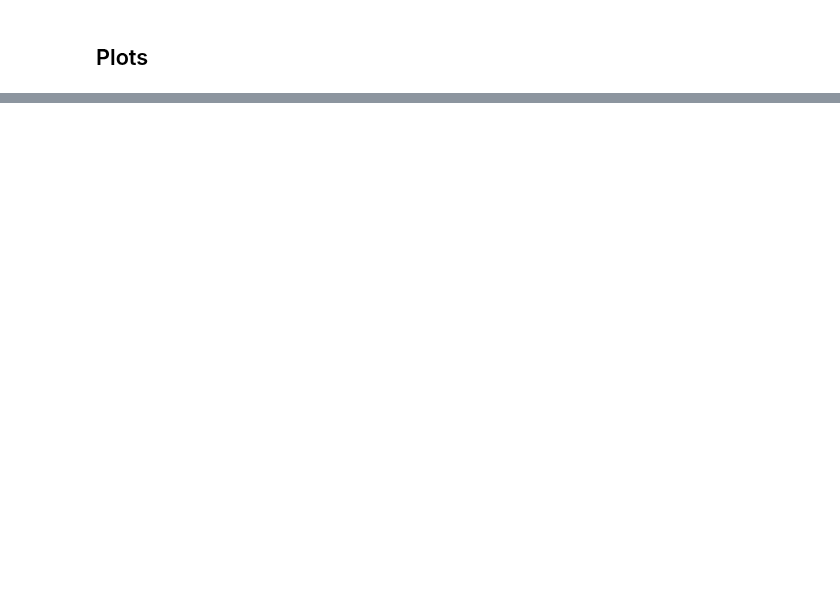
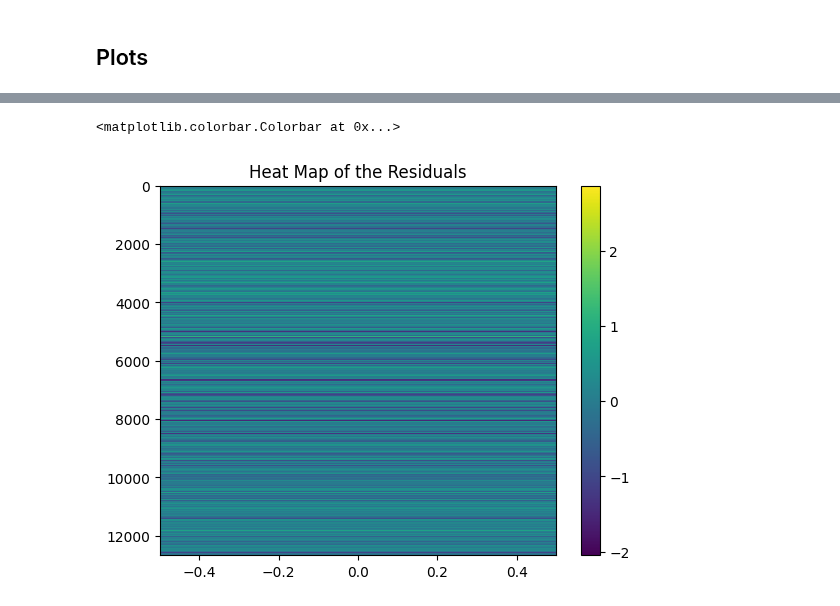
Before and after one commit to mwallace5270/hot-dust, a Jupyter notebook: evaluate.ipynb, the cells around one changed output, grey strips where cells are left out. Drawn from its saved outputs; the diff is of its cells as text; code cells hidden in the pictures; blank space fills up the shorter version.

```diff
--- a/evaluate.ipynb
+++ b/evaluate.ipynb
@@ -108,0 +130,14 @@ Text(0.5, 1.0, 'Residuals v. True Values')
+# %%
+# Heat map of residuals (y = y_hat + residual)
+residual_plt = np.expand_dims(residual, axis=1)
+plt.imshow(residual_plt, cmap='viridis', interpolation= 'nearest')
+# set the size of the graph
+plt.axis('auto')
+# lables
+#plt.xlabel('True Values')
+#plt.ylabel('Predicted Values')
+plt.title('Heat Map of the Residuals')
+plt.colorbar()
+# %% [output]
+<matplotlib.colorbar.Colorbar at 0x...>
+[figure, added]
```
Also changed, not shown: parts of 9 cells of this notebook, 2 other files.
